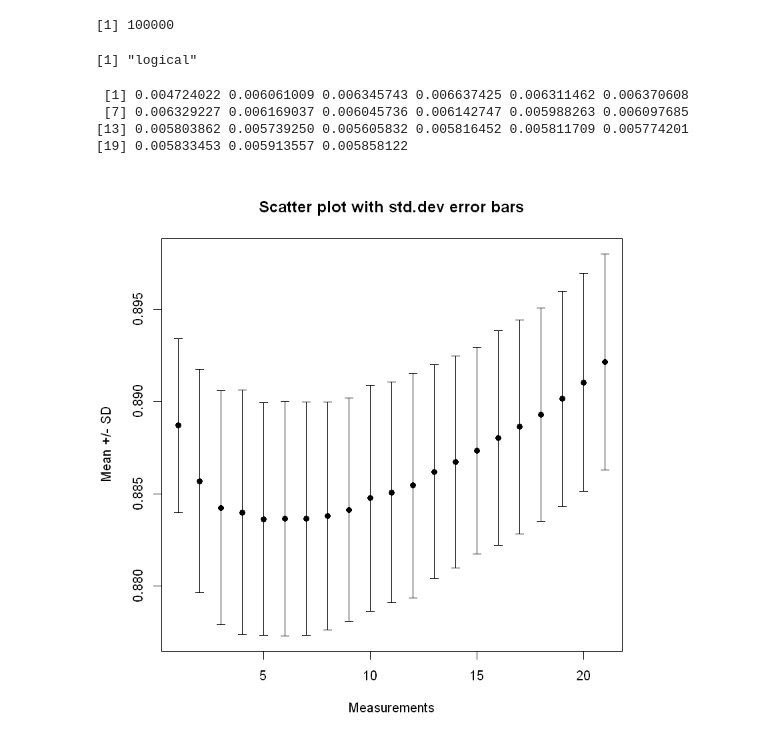
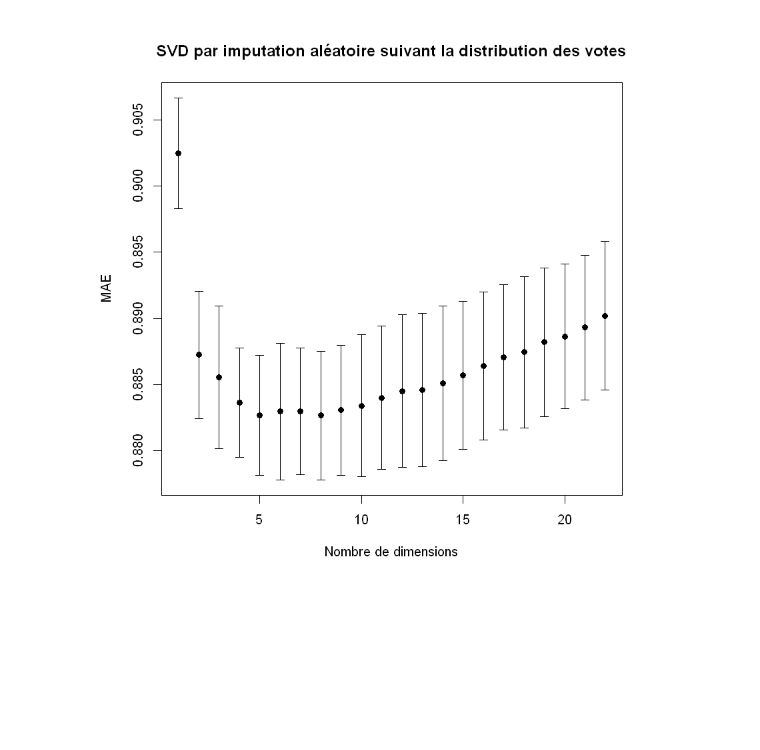
Before and after one commit to olivierp9/Recommender-System, a Jupyter notebook: projet/random.ipynb, the cells around one changed output. Saved outputs shown, nothing was run; the diff lists cells and outputs as text; code cells hidden in the pictures; blank space fills up the shorter version.

```diff
--- a/projet/random.ipynb
+++ b/projet/random.ipynb
@@ -1,5 +1,4 @@
 # %%
-### Si données locales
 u.user <- read.csv(file='u.user.csv', sep='|', header=T)
 u.item <- read.csv(file='u.item.csv', sep='|', header=T)
 u.data <- read.csv(file='u.data.csv', sep='|', header=T)
@@ -12,13 +11,3 @@ mae <- function(m1, m2) mean(abs(m1 - m2), na.rm=T)
 m <- as.matrix(m.sparse)                # transforme en matrice ordinaire
 m.na <- m
 m.na[m.na==0] <- NA
-mae.rmse <- function(m, m.hat) {
-    return(list(mae=mean(abs(m - m.hat), na.rm=T), rmse=sqrt(mean((m - m.hat)^2, na.rm=T))))
-}
-new.m.mae.rmse <- function(dimRedu){
-# matrice diagonale pour réduire les matrices originales
-m.d2 <- diag(c(m.svd$d[1:dimRedu],rep(0,length(m.svd$d)-dimRedu)))
-# nouvelle matrice basée sur les deux premières dimensions uniquement
-m.svd2 <- round((m.svd$u %*% m.d2 %*% t(m.svd$v)),2)
-mae.rmse(m.svd2, m)
-    }
@@ -76,16 +40,16 @@ new.m.cv <- function(dimRedu){
 m.d2 <- diag(c(m.svd$d[1:dimRedu],rep(0,length(m.svd$d)-dimRedu)))
 # nouvelle matrice basée sur les deux premières dimensions uniquement
 m.svd2 <- round((m.svd$u %*% m.d2 %*% t(m.svd$v)),2)
-mae(m.svd2[i.test.b]*5, m.na[i.test.b])
+mae(m.svd2[i.test.b], m.na[i.test.b])
     }
 to.plot <- c()
+cv.b <- c()
 # %%
 i.observed <- which(m > 0)
 i.hasard <- sample(i.observed, length(i.observed))
-length(i.hasard)
 fold.size <- round(length(i.hasard) / 5)
 i.false <- rep(FALSE, length(m))
-for (i in seq_len(1)){
+for (i in seq_len(5)){
 fold.number <- i
 
 ## Index booléen pour les cellules de test et d'entraînement
@@ -97,13 +61,7 @@ i.train.b <-  !i.test.b
 m.train <- m
 m.train[i.test.b] <- 0                # on enlève les données de test pour l'entraînement
 m.train[m.train==0] <-sample(rand.dist,sum(m.train==0))
-m.train <- m.train/5
+cv.b <- c(cv.b,mae(m.train[i.test.b],m[i.test.b]))
 m.svd <- svd(m.train)
 to.plot<-rbind(to.plot,unlist(lapply(seq(22), new.m.cv)))
     }
-# %% [output]
-[1] 100000
-# %%
-typeof(i.test.b)
-# %% [output]
-[1] "logical"
@@ -112,18 +68,13 @@ to.plot<-apply(to.plot,2,unlist)
-# %%
-sdev <- apply(to.plot,2,sd)
-sdev
-avg <- colMeans(to.plot)
-x <- 1:length(avg)
-# %% [output]
- [1] 0.004724022 0.006061009 0.006345743 0.006637425 0.006311462 0.006370608
- [7] 0.006329227 0.006169037 0.006045736 0.006142747 0.005988263 0.006097685
-[13] 0.005803862 0.005739250 0.005605832 0.005816452 0.005811709 0.005774201
-[19] 0.005833453 0.005913557 0.005858122
 # %%
-plot(x,colMeans(to.plot),ylim=range(c(avg-sdev, avg+sdev)),pch=19, xlab="Measurements", ylab="Mean +/- SD",
-    main="Scatter plot with std.dev error bars"
+to.plot<-apply(to.plot,2,unlist)
+sdev <- apply(to.plot,2,sd)
+avg <- colMeans(to.plot)
+avg.cv <- mean(cv.b)
+x <- 1:length(avg)
+plot(x,colMeans(to.plot),ylim=range(avg-sdev, avg+sdev),pch=19, xlab="Nombre de dimensions", ylab="MAE",
+    main="SVD par imputation aléatoire suivant la distribution des votes"
 )
 # hack: we draw arrows but with very special "arrowheads"
 arrows(x, avg-sdev, x, avg+sdev, length=0.05, angle=90, code=3)
 # %% [output]
-[figure, old version]
+[figure, new version]
```
Also changed, not shown: parts of 23 cells of this notebook, 3 other files.
